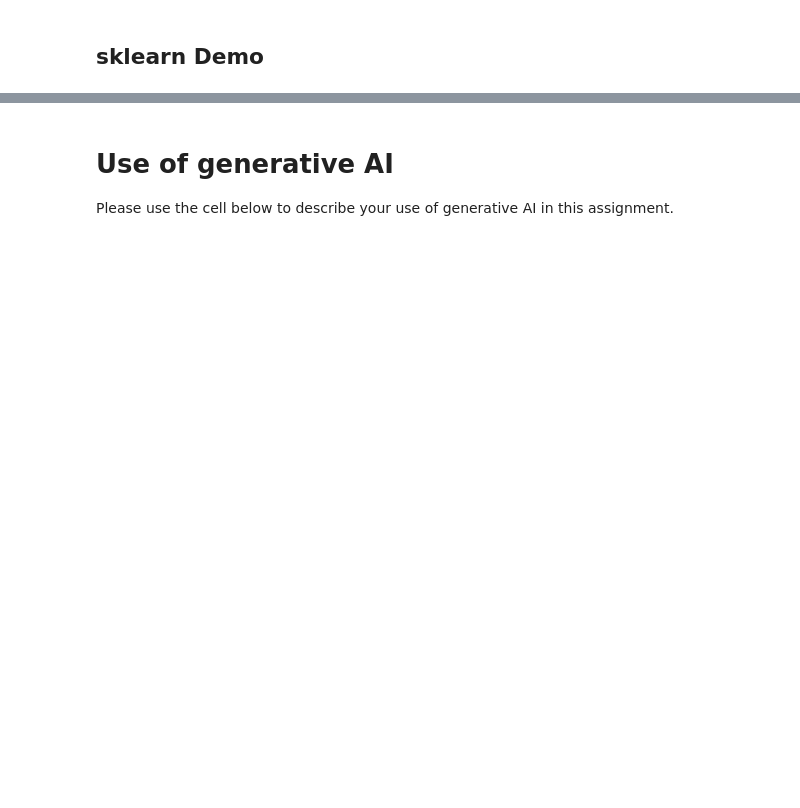
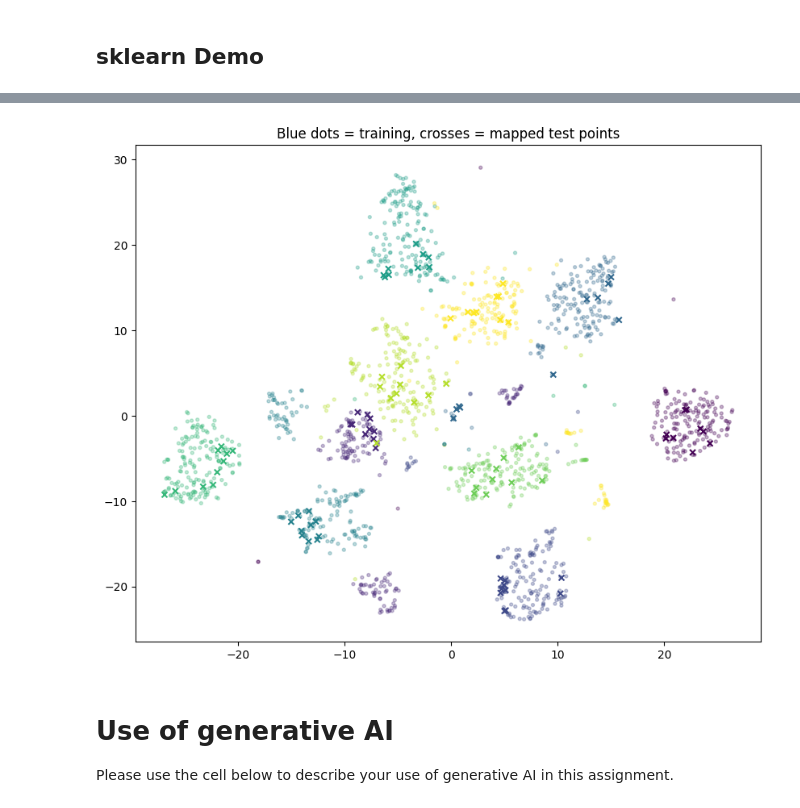
Before and after one commit to OdedHellman/MLDS-Advance-ML, a Jupyter notebook: assignment1/3945_2025B_HW1_t_SNE.ipynb, the cells around one changed output, grey strips where cells are left out. Saved outputs shown, nothing was run; the diff lists cells and outputs as text; code cells hidden in the pictures; blank space fills up the shorter version.

```diff
--- a/assignment1/3945_2025B_HW1_t_SNE.ipynb
+++ b/assignment1/3945_2025B_HW1_t_SNE.ipynb
@@ -364,16 +372,16 @@ Add plots and figures.
 
 Please use the cell below t describe your suggested approach in detail. Use formal notations where appropriate.
 Describe and discuss your results.
+# %%
+Y_test  = tsne.transform(X_train, Y_train, X_test, n_iter=200, lr=1.0)
 # %%
-# Transform new data
-custom_Y_new = custom_tsne.transform(X_train,custom_Y,X_test)
-
-# Visualization of the result
-plt.figure()
-plt.scatter(custom_Y[:, 0], custom_Y[:, 1], s=5, c=label_train.astype(int), cmap='tab10')
-plt.scatter(custom_Y_new[:, 0], custom_Y_new[:, 1], marker = '*', s=50, linewidths=0.5, edgecolors='k', c=label_test.astype(int), cmap='tab10')
-plt.colorbar()
-plt.title('MNIST Data Embedded into 2D with Custom t-SNE')
+plt.figure(figsize=(10, 8))
+plt.scatter(Y_train[:,0], Y_train[:,1], c=y_train, s=8, alpha=.3)
+plt.scatter(Y_test [:,0], Y_test [:,1], c=y_test,  s=25, marker='x')
+plt.title("Blue dots = training, crosses = mapped test points")
+plt.show()
+# %% [output]
+[figure, added]
 # %% [markdown]
 # Use of generative AI
 Please use the cell below to describe your use of generative AI in this assignment.
```
Also changed, not shown: parts of 12 cells of this notebook.
